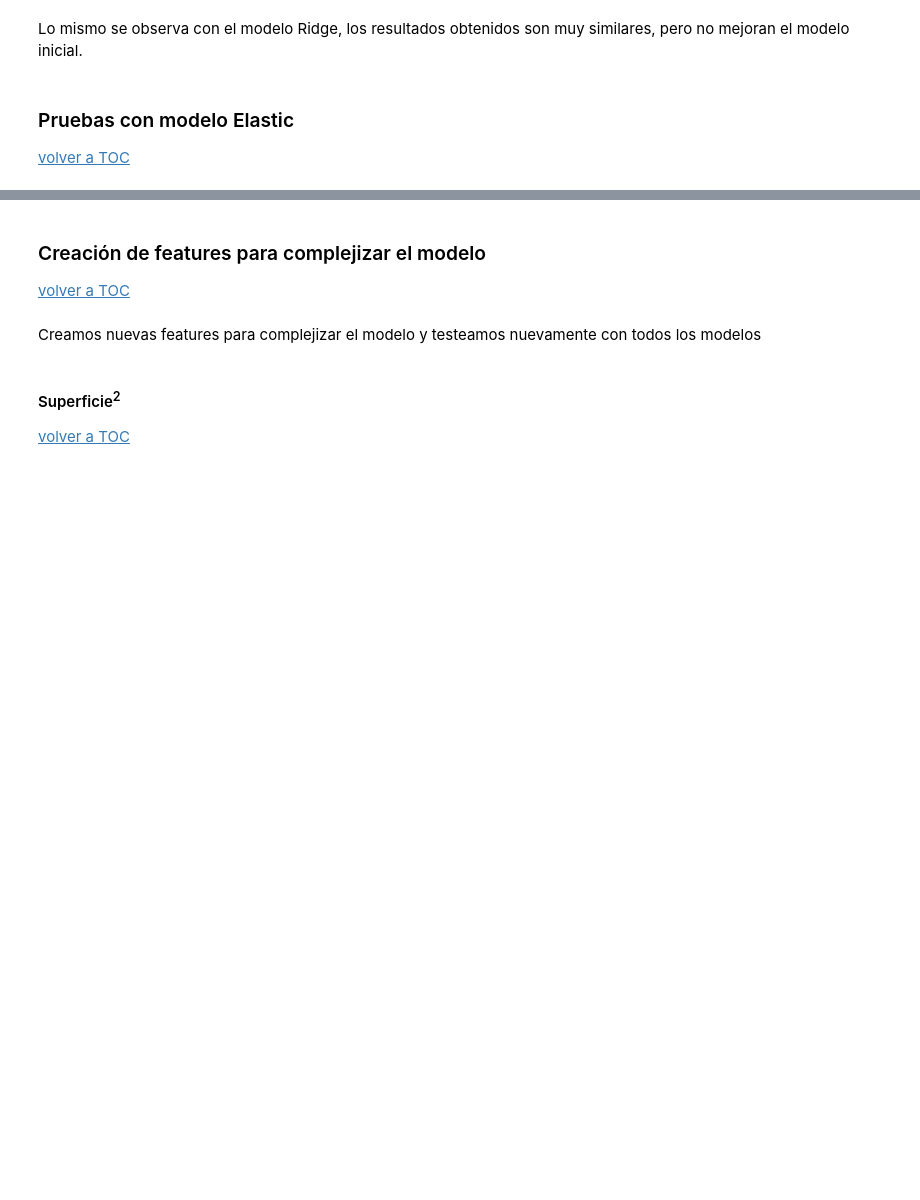
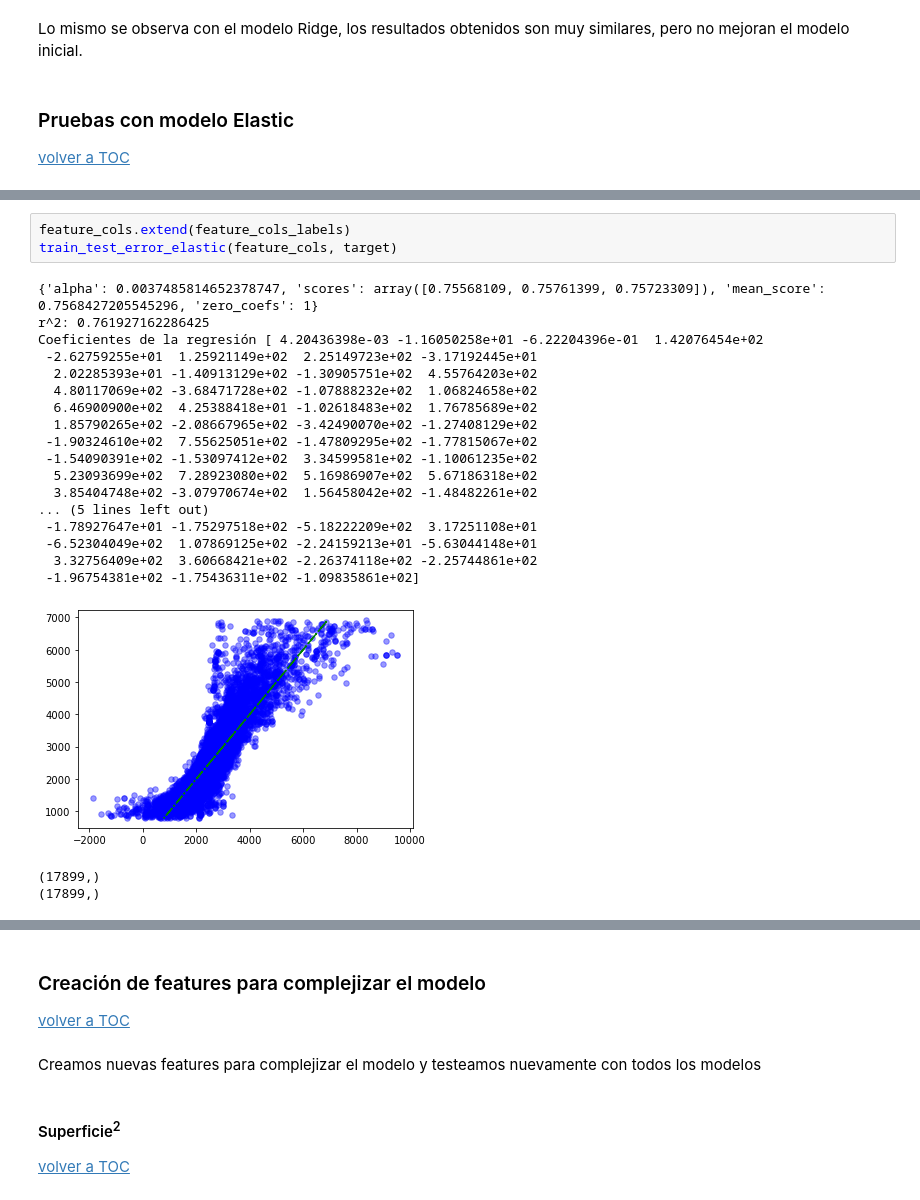
Before and after one commit to nachommm/Desafio2, a Jupyter notebook: desafio2_v5.ipynb, the cells around one changed output, grey strips where cells are left out. Cells and saved outputs as stored; diff of their text form; blank space fills up the shorter version.

```diff
--- a/desafio2_v5.ipynb
+++ b/desafio2_v5.ipynb
@@ -915,0 +1356,24 @@ train_test_error_elastic(feature_cols, target)
+# %%
+feature_cols.extend(feature_cols_labels)
+train_test_error_elastic(feature_cols, target)
+# %% [output]
+{'alpha': 0.0037485814652378747, 'scores': array([0.75568109, 0.75761399, 0.75723309]), 'mean_score': 0.7568427205545296, 'zero_coefs': 1}
+r^2: 0.761927162286425
+Coeficientes de la regresión [ 4.20436398e-03 -1.16050258e+01 -6.22204396e-01  1.42076454e+02
+ -2.62759255e+01  1.25921149e+02  2.25149723e+02 -3.17192445e+01
+  2.02285393e+01 -1.40913129e+02 -1.30905751e+02  4.55764203e+02
+  4.80117069e+02 -3.68471728e+02 -1.07888232e+02  1.06824658e+02
+  6.46900900e+02  4.25388418e+01 -1.02618483e+02  1.76785689e+02
+  1.85790265e+02 -2.08667965e+02 -3.42490070e+02 -1.27408129e+02
+ -1.90324610e+02  7.55625051e+02 -1.47809295e+02 -1.77815067e+02
+ -1.54090391e+02 -1.53097412e+02  3.34599581e+02 -1.10061235e+02
+  5.23093699e+02  7.28923080e+02  5.16986907e+02  5.67186318e+02
+  3.85404748e+02 -3.07970674e+02  1.56458042e+02 -1.48482261e+02
+... (5 lines left out)
+ -1.78927647e+01 -1.75297518e+02 -5.18222209e+02  3.17251108e+01
+ -6.52304049e+02  1.07869125e+02 -2.24159213e+01 -5.63044148e+01
+  3.32756409e+02  3.60668421e+02 -2.26374118e+02 -2.25744861e+02
+ -1.96754381e+02 -1.75436311e+02 -1.09835861e+02]
+[figure, added]
+(17899,)
+(17899,)
```
Also changed, not shown: parts of 90 cells of this notebook.
